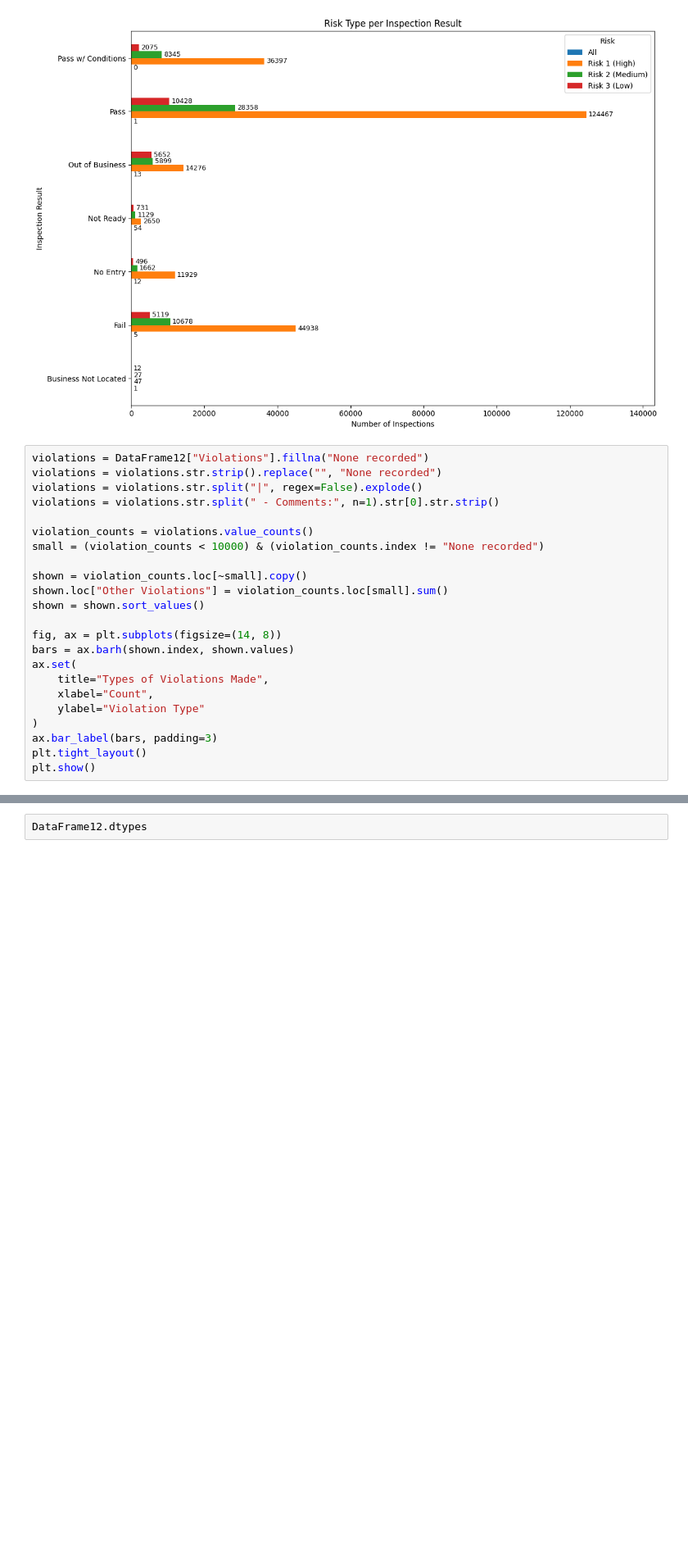
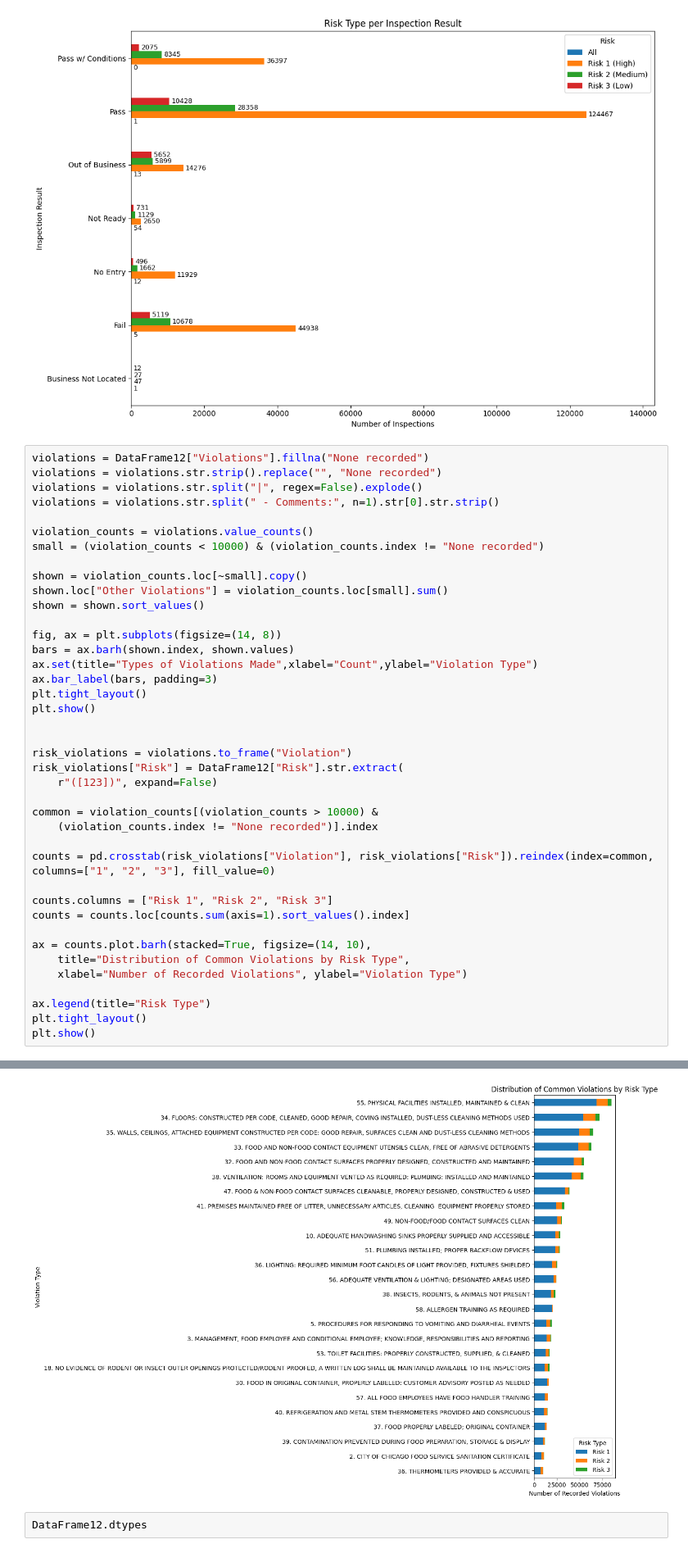
Before and after one commit to idanm-commiting/Sanitation-Project, a Jupyter notebook: Copy_of_Copy_of_Juan's_Work2.ipynb, the cells around one changed output, grey strips where cells are left out. Shown at 82% size. Saved outputs shown, nothing was run; the diff lists cells and outputs as text; blank space fills up the shorter version.

```diff
--- a/Copy_of_Copy_of_Juan's_Work2.ipynb
+++ b/Copy_of_Copy_of_Juan's_Work2.ipynb
@@ -185,28 +190,46 @@ plt.show()
 # %%
 violations = DataFrame12["Violations"].fillna("None recorded")
 violations = violations.str.strip().replace("", "None recorded")
 violations = violations.str.split("|", regex=False).explode()
 violations = violations.str.split(" - Comments:", n=1).str[0].str.strip()
 
 violation_counts = violations.value_counts()
 small = (violation_counts < 10000) & (violation_counts.index != "None recorded")
 
 shown = violation_counts.loc[~small].copy()
 shown.loc["Other Violations"] = violation_counts.loc[small].sum()
 shown = shown.sort_values()
 
 fig, ax = plt.subplots(figsize=(14, 8))
 bars = ax.barh(shown.index, shown.values)
-ax.set(
-    title="Types of Violations Made",
-    xlabel="Count",
-    ylabel="Violation Type"
-)
+ax.set(title="Types of Violations Made",xlabel="Count",ylabel="Violation Type")
 ax.bar_label(bars, padding=3)
 plt.tight_layout()
 plt.show()
+
+
+risk_violations = violations.to_frame("Violation")
+risk_violations["Risk"] = DataFrame12["Risk"].str.extract(
+    r"([123])", expand=False)
+
+common = violation_counts[(violation_counts > 10000) &
+    (violation_counts.index != "None recorded")].index
+
+counts = pd.crosstab(risk_violations["Violation"], risk_violations["Risk"]).reindex(index=common, columns=["1", "2", "3"], fill_value=0)
+
+counts.columns = ["Risk 1", "Risk 2", "Risk 3"]
+counts = counts.loc[counts.sum(axis=1).sort_values().index]
+
+ax = counts.plot.barh(stacked=True, figsize=(14, 10),
+    title="Distribution of Common Violations by Risk Type",
+    xlabel="Number of Recorded Violations", ylabel="Violation Type")
+
+ax.legend(title="Risk Type")
+plt.tight_layout()
+plt.show()
 # %% [output]
 [figure]
+[figure, added]
 # %%
 DataFrame12.dtypes
 # %% [output]
```
Also changed, not shown: parts of 3 cells of this notebook.
